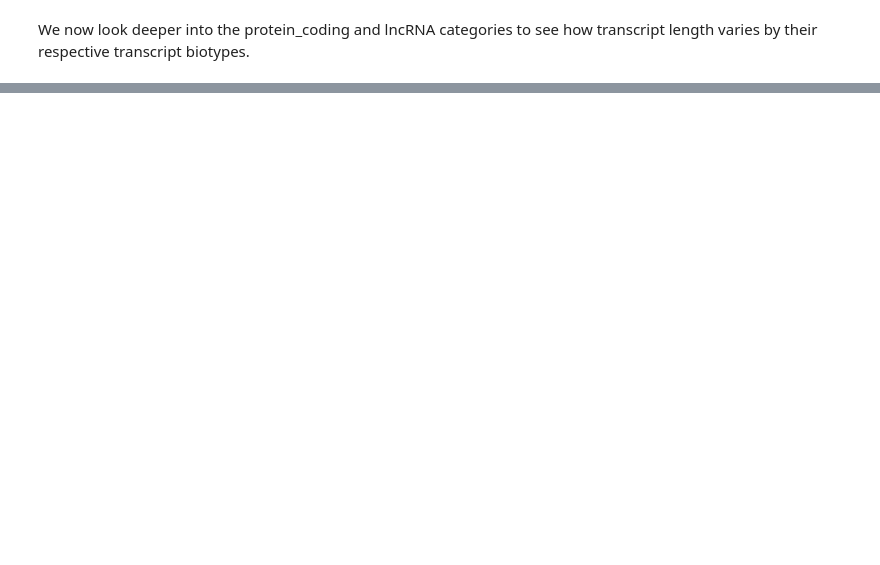
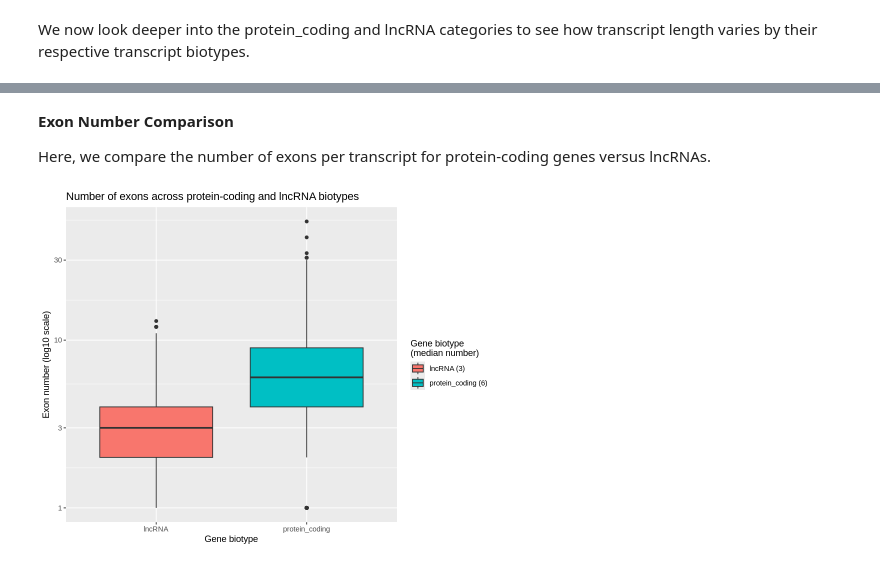
Before and after one commit to integrativebioinformatics/EBI-lrRNAseq-2026, a Jupyter notebook: course materials/characterization.ipynb, the cells around one changed output, grey strips where cells are left out. Cells and saved outputs as stored; diff of their text form; code cells hidden in the pictures; blank space fills up the shorter version.

```diff
--- a/course materials/characterization.ipynb
+++ b/course materials/characterization.ipynb
@@ -452,0 +509,22 @@ p12
+# %% [markdown]
+**Exon Number Comparison**
+
+Here, we compare the number of exons per transcript for protein-coding genes versus lncRNAs.
+# %%
+ens_filt <- ens %>% filter(gene_biotype == "protein_coding" | gene_biotype == "lncRNA")
+
+median_exnum <- ens_filt %>%
+  group_by(gene_biotype) %>%
+  summarise(median_exnum = median(num_exons), .groups = 'drop')
+
+p13 <- ggplot(ens_filt, aes(x = gene_biotype, y = num_exons, fill = gene_biotype)) +
+  geom_boxplot() +
+  labs(title = "Number of exons across protein-coding and lncRNA biotypes",
+       x = "Gene biotype", y = "Exon number (log10 scale)",
+       fill = "Gene biotype\n(median number)") +
+  scale_y_log10() +
+  scale_fill_discrete(labels = paste0(median_exnum$gene_biotype, " (", round(median_exnum$median_exnum, 2), ")"))
+
+p13
+# %% [output]
+[figure, added]
```
Also changed, not shown: parts of 17 cells of this notebook.
